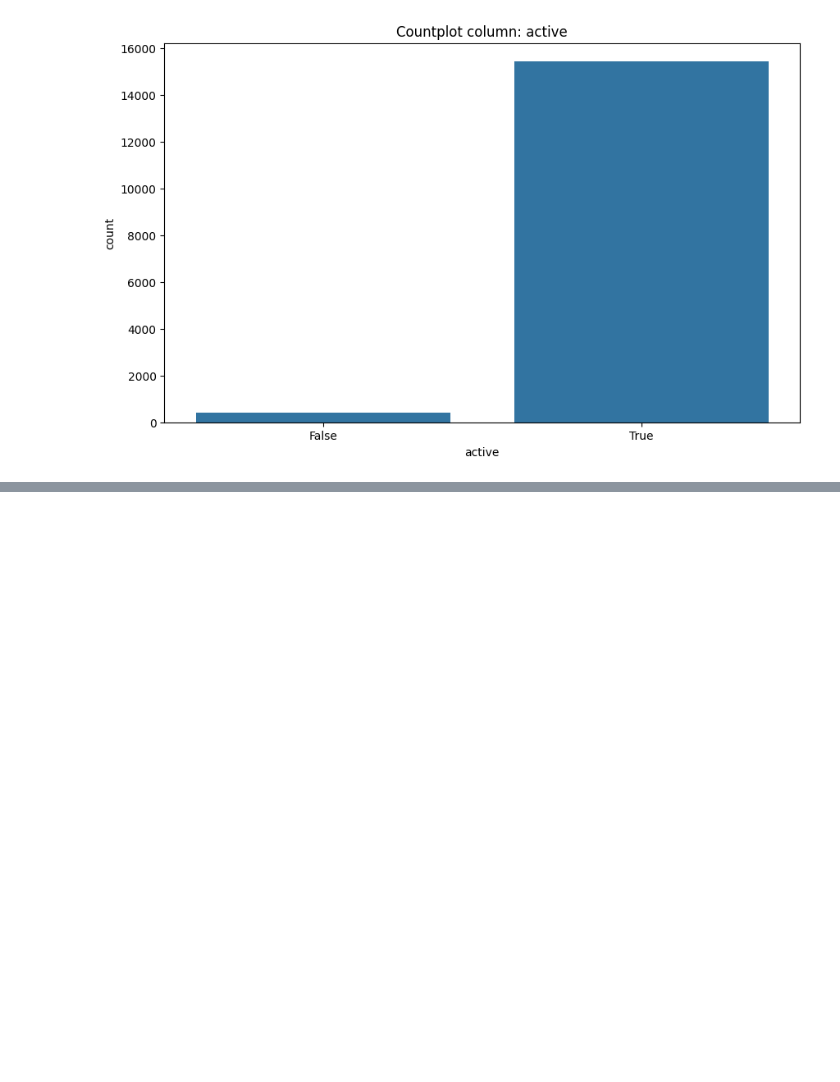
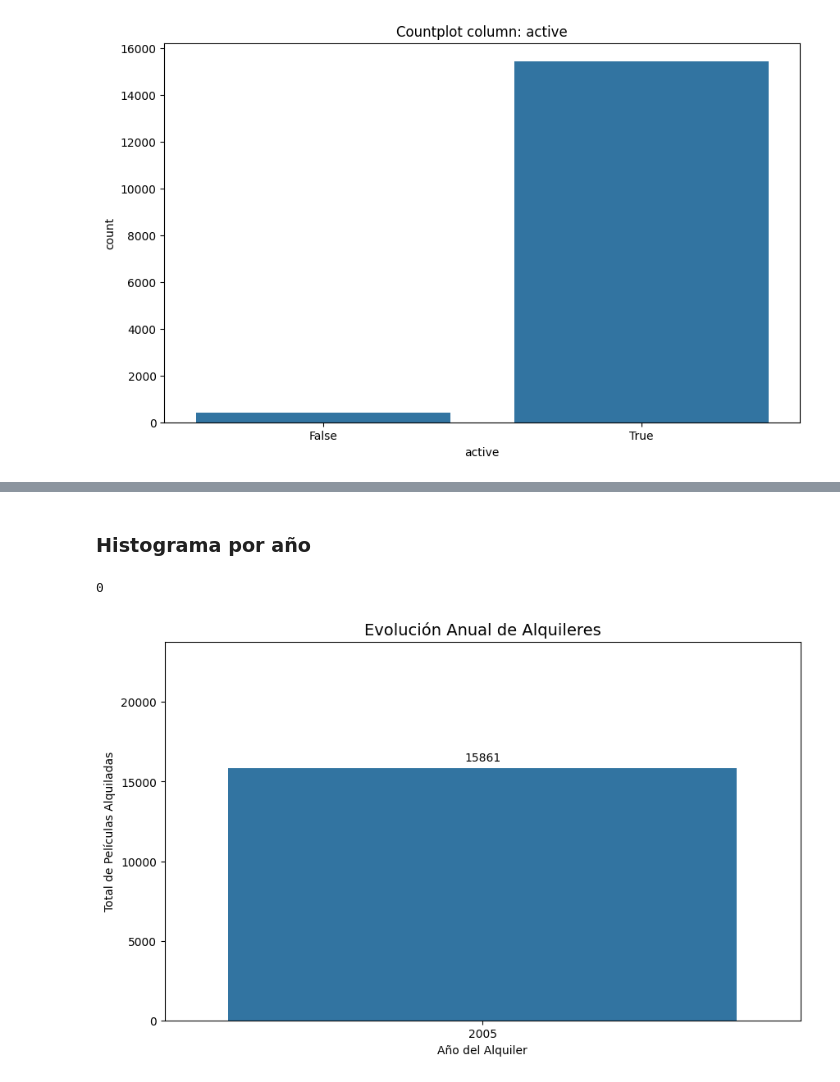
Before and after one commit to Bootcamp-DA-P2/Data-Automation-MySQL-Python-Excel-Grupo-4, a Jupyter notebook: notebooks/notebook.ipynb, the cells around one changed output, grey strips where cells are left out. Cells and saved outputs as stored; diff of their text form; code cells hidden in the pictures; blank space fills up the shorter version.

```diff
--- a/notebooks/notebook.ipynb
+++ b/notebooks/notebook.ipynb
@@ -294,0 +315,32 @@ for columna in lista_variables_booleanas:
+# %% [markdown]
+### Histograma por año
+# %%
+df_filtrado = df[df['rental_year'] != 2005]
+conteo = len(df_filtrado)
+print(conteo)
+# %% [output]
+0
+# %%
+plt.figure(figsize=(10, 6))
+
+# Usamos el año de alquiler en el eje X
+sns.countplot(data=df, x='rental_year')
+
+# Añadimos etiquetas
+plt.title('Evolución Anual de Alquileres', fontsize=14)
+plt.xlabel('Año del Alquiler')
+plt.ylabel('Total de Películas Alquiladas')
+
+# Añadimos el número exacto encima de cada barra para mayor claridad
+ax = plt.gca()
+
+max_height = df['rental_year'].value_counts().max()
+ax.set_ylim(0, max_height * 1.5)
+
+for p in ax.patches:
+    ax.annotate(f'{int(p.get_height())}', (p.get_x() + p.get_width() / 2., p.get_height()),
+                ha = 'center', va = 'center', xytext = (0, 9), textcoords = 'offset points')
+
+plt.show()
+# %% [output]
+[figure, added]
```
Also changed, not shown: parts of 5 cells of this notebook.
